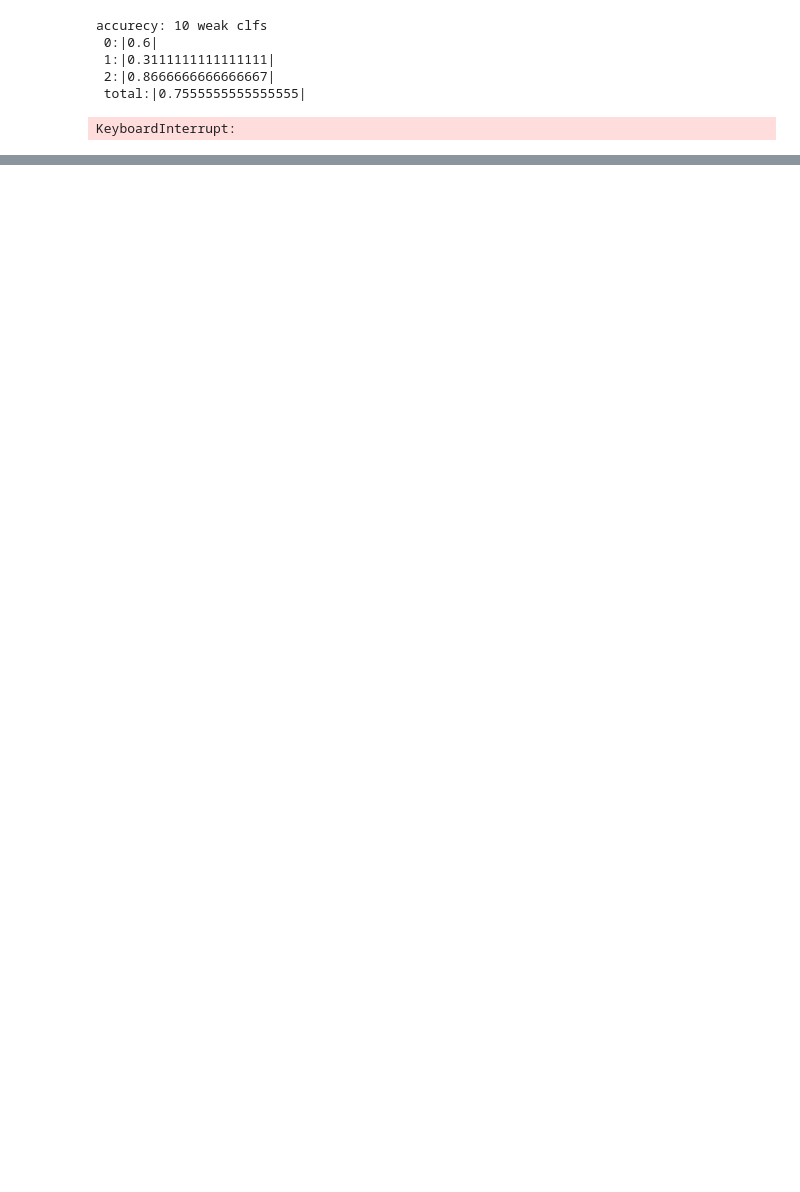
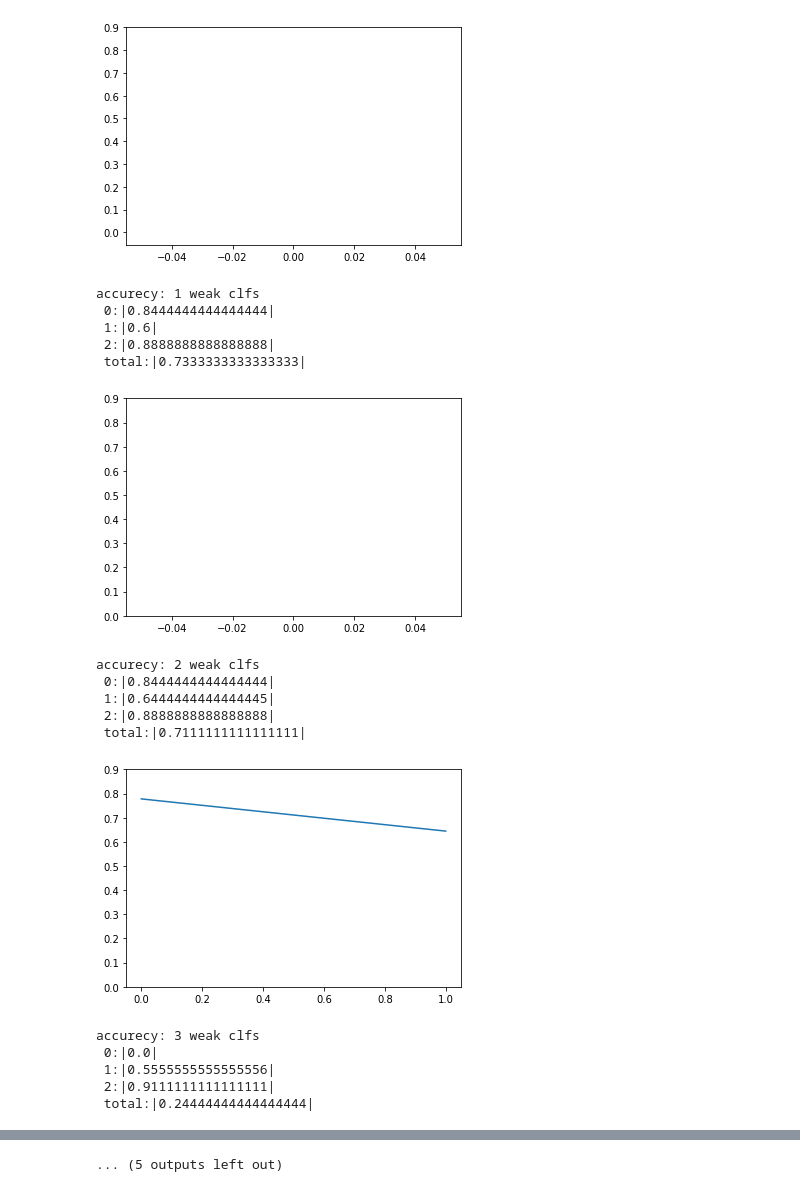
Before and after one commit to vadikko2/Adaboost, a Jupyter notebook: TestMyAdaboost.ipynb, the cells around one changed output, grey strips where cells are left out. Saved outputs shown, nothing was run; the diff lists cells and outputs as text; code cells hidden in the pictures; blank space fills up the shorter version.

```diff
--- a/TestMyAdaboost.ipynb
+++ b/TestMyAdaboost.ipynb
@@ -41,17 +52,20 @@ def fit(X, Y, num_weak_clf, T):
     bs = []
     #2 Для всех t=1,...,T, пока не выполнен критерий останова.
     while len(alphas) < num_weak_clf:
-        weights_for_weak_cls = np.random.rand(T, X.shape[1])#инициализируем матрицу с весами для слабых классификаторов,
+        weights_for_weak_cls = 2*np.random.rand(T, X.shape[1])-1#инициализируем матрицу с весами для слабых классификаторов,
                         #выберем тот, у которого самые хорошие веса
         #print('WFCLS', weights_for_weak_cls)
         #2.1 Находим классификатор b_t: X->{-1,+1} который минимизирует взвешенную ошибку классификации;
         #b_t = argmin_b Q(b,W^l);
+        for wfwc in weights_for_weak_cls:
+            wfwc = train_clf(X, Y, wfwc)
         Qs = []
         for wfwc in weights_for_weak_cls:
             Qs.append(Q(X, Y, P, wfwc))
         Qs = np.asarray(Qs)
         argmin = np.argmin(Qs)
-        if Qs[argmin] >= 0.5:
+        #print(Qs[argmin])
+        if Qs[argmin]> 0.5:
             pass
         else:
             b_t_weights = weights_for_weak_cls[argmin]
@@ -63,8 +77,6 @@ def fit(X, Y, num_weak_clf, T):
 
             #2.3 Пересчет весов объектов: w_i = w_i*exp(-alpha_t*y_i*b_t(x_i)), i = 1,...,l
             for i in range(P.shape[0]):
-                #if Y[i] == 0:
-                #    Y[i] = -1
                 p = -1 if weak_clssefier(X[i], b_t_weights) < 0.5 else 1
                 P[i] *= np.exp(-alpha_t*Y[i]*p)
 
@@ -88,6 +100,20 @@ def accuracy(y_true, y_pred):
         if y_true[i] == y_pred[i]:
             counter +=1
     return counter/len(y_true)
+# %%
+def plot_progress(X, Y, alphas, bs):
+    progress = []
+    for i in range(1, len(alphas[0])):
+        ttl = []
+        for x in X:
+            pr0 = predict(x, alphas[0][0:i], bs[0][0:i, :])
+            pr1 = predict(x, alphas[1][0:i], bs[1][0:i, :])
+            pr2 = predict(x, alphas[2][0:i], bs[2][0:i, :])
+            ttl.append(np.argmax(np.asarray([pr0[1], pr1[1], pr2[1]])))
+        progress.append(accuracy(Y, ttl))
+    plt.plot(progress)
+    plt.yticks(np.arange(0, 1.0, 0.1))
+    plt.show()
 # %%
 iris = datasets.load_iris()
 X, Y = iris.data, iris.target
@@ -112,43 +138,56 @@ accuracys1 = np.asarray([])
 accuracys2 = np.asarray([])
 total_accs = np.asarray([])
 
-for num_wclfs in range(10, 300, 2):
-    alphas0, bs0 = fit(x_train, y_train0, num_wclfs, 10)
-    alphas1, bs1 = fit(x_train, y_train1, num_wclfs, 10)
-    alphas2, bs2 = fit(x_train, y_train2, num_wclfs, 10)
+for num_wclfs in range(1, 100, 1):
+    alphas0, bs0 = fit(x_train, y_train0, num_wclfs, 100)
+    alphas1, bs1 = fit(x_train, y_train1, num_wclfs, 100)
+    alphas2, bs2 = fit(x_train, y_train2, num_wclfs, 100)
 
+    plot_progress(x_test, y_test, [alphas0, alphas1, alphas2], [bs0, bs1, bs2])
     y_predicted0 = []
     y_predicted1 = []
     y_predicted2 = []
     total_pr = []
     for x in x_test:
         pr0 = predict(x, alphas0, bs0)
         pr1 = predict(x, alphas1, bs1)
         pr2 = predict(x, alphas2, bs2)
         y_predicted0.append(pr0[0])
         y_predicted1.append(pr1[0])
         y_predicted2.append(pr2[0])
         total_pr.append(np.argmax(np.asarray([pr0[1], pr1[1], pr2[1]])))
 
     y_predicted0 = np.asarray(y_predicted0)
     y_predicted1 = np.asarray(y_predicted1)
     y_predicted2 = np.asarray(y_predicted2)
     total_pr = np.asarray(total_pr)
 
     acc0 = accuracy(y_test0, y_predicted0)
     acc1 = accuracy(y_test1, y_predicted1)
     acc2 = accuracy(y_test2, y_predicted2)
     total_acc = accuracy(y_test, total_pr)
 
     np.append(accuracys0, acc0)
     np.append(accuracys1, acc1)
     np.append(accuracys2, acc2)
     np.append(total_accs, total_acc)
     print('accurecy: {T} weak clfs'.format(T=num_wclfs), '\n 0:|{acc0}| \n 1:|{acc1}| \n 2:|{acc2}| \n total:|{total_acc}| \n'.format(acc0=acc0, acc1=acc1, acc2=acc2, total_acc=total_acc))
 # %% [output]
+[figure, added]
-accurecy: 10 weak clfs
- 0:|0.6|
- 1:|0.3111111111111111|
- 2:|0.8666666666666667|
- total:|0.7555555555555555|
+accurecy: 1 weak clfs
+ 0:|0.8444444444444444|
+ 1:|0.6|
+ 2:|0.8888888888888888|
+ total:|0.7333333333333333|
+[figure, added]
-KeyboardInterrupt:
+accurecy: 2 weak clfs
+ 0:|0.8444444444444444|
+ 1:|0.6444444444444445|
+ 2:|0.8888888888888888|
+ total:|0.7111111111111111|
+[figure, added]
+accurecy: 3 weak clfs
+ 0:|0.0|
+ 1:|0.5555555555555556|
+ 2:|0.9111111111111111|
+ total:|0.24444444444444444|
@@ -154,0 +212 @@ KeyboardInterrupt:
+... (5 outputs left out)
```
Also changed, not shown: parts of 4 cells of this notebook.
